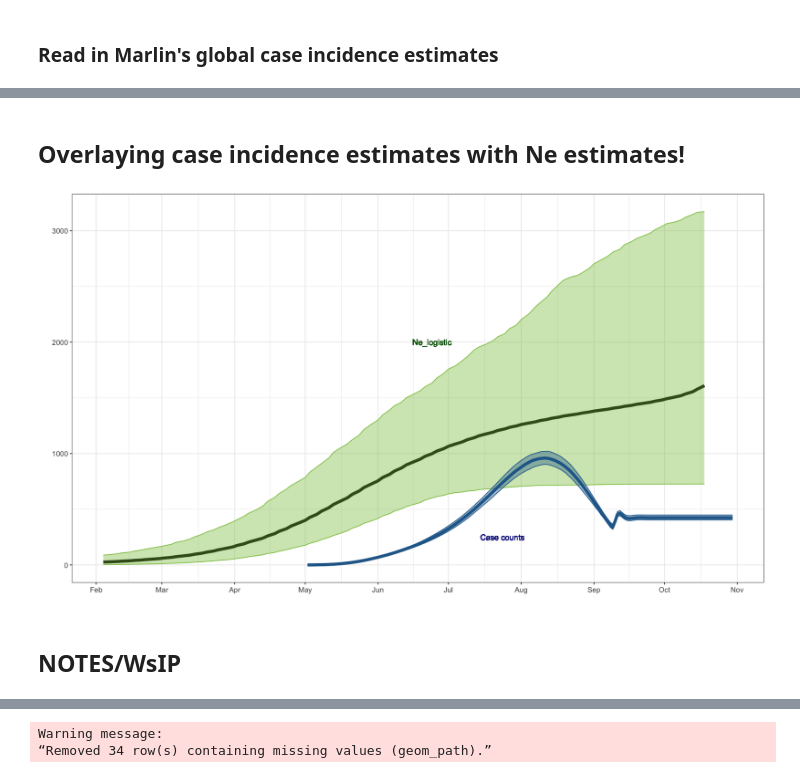
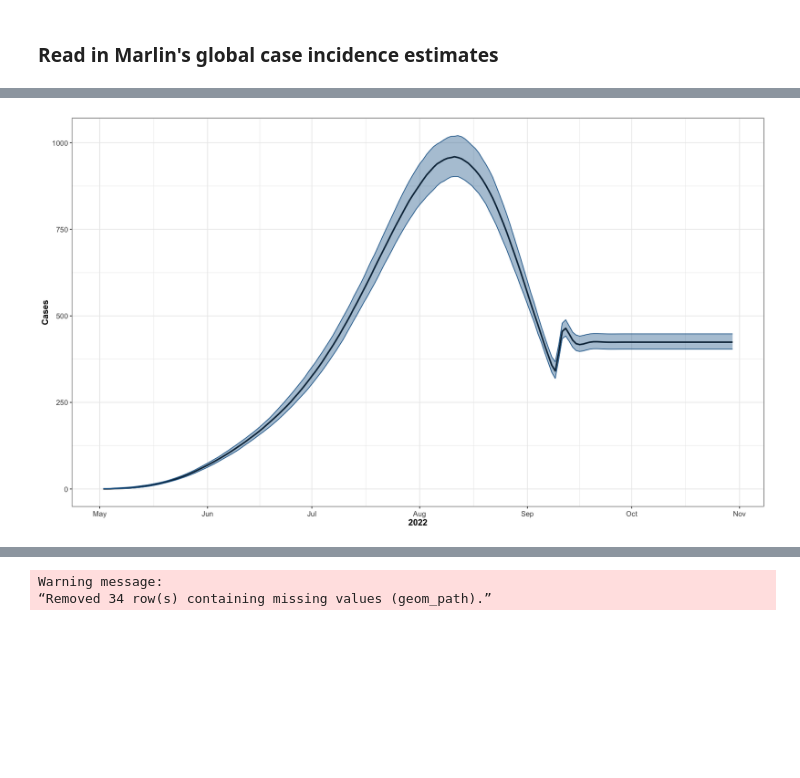
Before and after one commit to blab/mpox-dynamics, a Jupyter notebook: scripts/netau.ipynb, the cells around one changed output, grey strips where cells are left out. Cells and saved outputs as stored; diff of their text form; code cells hidden in the pictures; blank space fills up the shorter version.

```diff
--- a/scripts/netau.ipynb
+++ b/scripts/netau.ipynb
@@ -149,21 +136,13 @@ plot_incidence
-# %% [markdown]
-## Overlaying case incidence estimates with Ne estimates!
-# %%
-incidence2 <- incidence %>% mutate(ne=median_I_smooth,
-                                   ne_lower=I_smooth_lower_80,
-                                   ne_upper=I_smooth_upper_80)
-
-plot_ne_logistic_blank + geom_line(data=incidence2,
-                             mapping=aes(x=datetime, y=median_I_smooth, group=1),
-                             linewidth=2,
-                             color=rgb(0.15,0.41,0.6)) +
-                         geom_ribbon(data=incidence2, mapping=aes(ymin=ne_lower, ymax=ne_upper),
-                                    color=rgb(0.15,0.41,0.6),
-                                    alpha=0.4,
-                                    fill=rgb(0.15,0.41,0.6)) +
-                         geom_text(aes(x = as.Date('2022-06-24'),y=2000,label = "Ne_logistic"), color='darkgreen') +
-                         geom_text(aes(x = as.Date('2022-07-24'),y=250,label = "Case counts"), color='darkblue')
-# %% [output]
-[figure, removed]
-# %% [markdown]
-## NOTES/WsIP
+# %%
+plot_incidence <- incidence %>% ggplot(aes(x=datetime, y=median_I_smooth, group=1)) +
+              geom_line(linewidth=1, color='black') +
+              geom_ribbon(aes(ymin=I_smooth_lower_80, ymax=I_smooth_upper_80),
+                          color=rgb(0.15,0.41,0.6),
+                          alpha=0.4,
+                          fill=rgb(0.15,0.41,0.6)) +
+              ylab('Cases') + xlab('2022') + my_theme() +
+              scale_x_date(date_labels = "%b", date_breaks='months')
+
+plot_incidence
+# %% [output]
+[figure, added]
```
Also changed, not shown: parts of 17 cells of this notebook, 1 other file.
